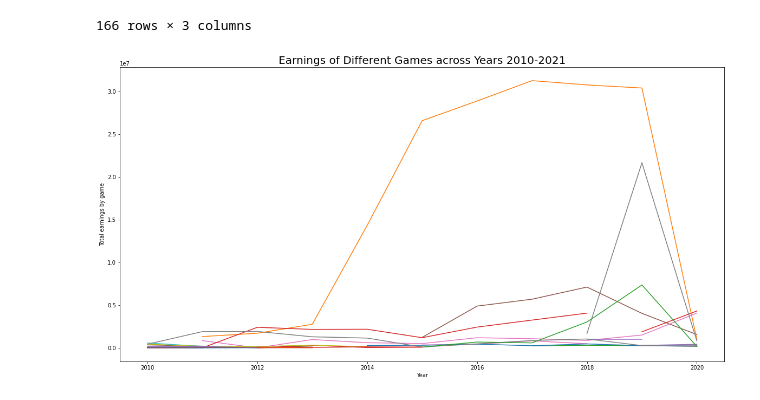
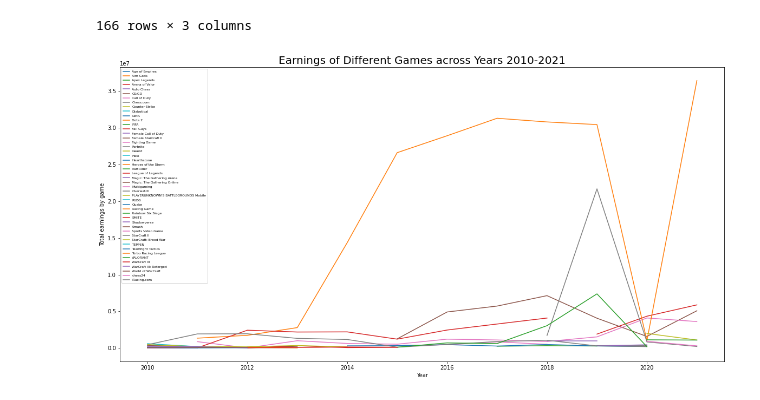
Before and after one commit to kliang4985/kliang4985.github.io, a Jupyter notebook: Final Tutorial.ipynb, the cells around one changed output. Cells and saved outputs as stored; diff of their text form; code cells hidden in the pictures.

```diff
--- a/Final Tutorial.ipynb
+++ b/Final Tutorial.ipynb
@@ -255,7 +255,7 @@ plt.show()
 [figure]
 # %%
 game_titles = np.unique(df['Game'])
-years = np.arange(2010,2021)
+years = np.arange(2010,2022)
 years_table = pd.DataFrame(columns = ['Year'], data = years)
 #Making a copy here. May be a good idea once in a while to do so if you are consistently working with one dataframe.
 #On the notebook, if you rerun the same codeblock after modifying the dataframe, you make run into some errors so you
@@ -282,12 +282,13 @@ df1
 # %%
 data = {}
 plt.figure(figsize = (20,10))
 plt.title("Earnings of Different Games across Years 2010-2021")
 plt.xlabel("Year")
 plt.ylabel("Total earnings by game")
 for game in game_titles:
     r = df1[['Year','Game','Total_Year']].groupby('Game').get_group(game)
     data[game] = years_table.merge(r, how = 'left', on = ['Year'])
-    plt.plot(data[game]['Year'], data[game]['Total_Year'])
+    plt.plot(data[game]['Year'], data[game]['Total_Year'], label = game)
+    plt.legend(loc = "upper left", prop={'size': 6})
 # %% [output]
-[figure, old version]
+[figure, new version]
```
Also changed, not shown: parts of 11 cells of this notebook.
